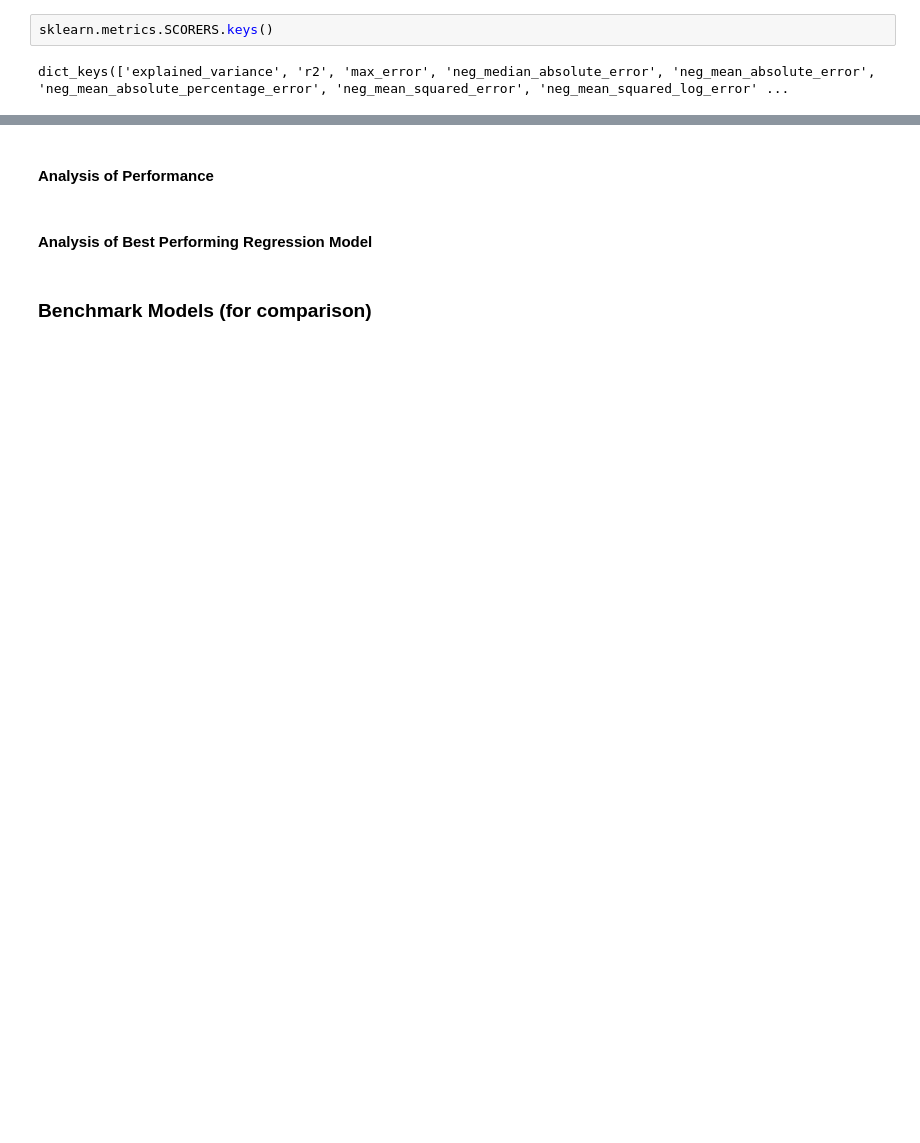
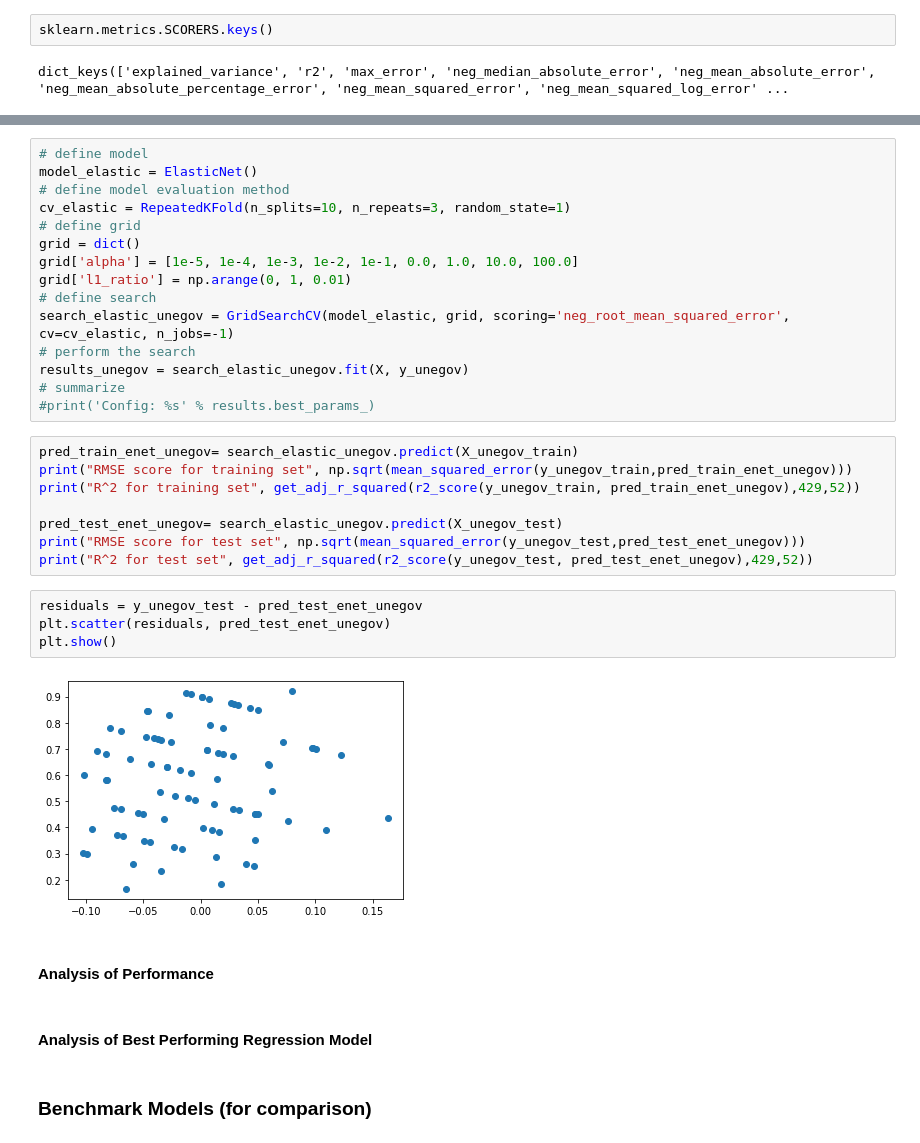
Before and after one commit to kr1k-boop/Analysis-of-Influence-of-Internet-on-National-Development, a Jupyter notebook: Models_DAProj.ipynb, the cells around one changed output, grey strips where cells are left out. Saved outputs shown, nothing was run; the diff lists cells and outputs as text; blank space fills up the shorter version.

```diff
--- a/Models_DAProj.ipynb
+++ b/Models_DAProj.ipynb
@@ -589,3 +857,32 @@ print("R^2 for test set", r2_score(y_test, pred_test_enet))
+# %%
+# define model
+model_elastic = ElasticNet()
+# define model evaluation method
+cv_elastic = RepeatedKFold(n_splits=10, n_repeats=3, random_state=1)
+# define grid
+grid = dict()
+grid['alpha'] = [1e-5, 1e-4, 1e-3, 1e-2, 1e-1, 0.0, 1.0, 10.0, 100.0]
+grid['l1_ratio'] = np.arange(0, 1, 0.01)
+# define search
+search_elastic_unegov = GridSearchCV(model_elastic, grid, scoring='neg_root_mean_squared_error', cv=cv_elastic, n_jobs=-1)
+# perform the search
+results_unegov = search_elastic_unegov.fit(X, y_unegov)
+# summarize
+#print('Config: %s' % results.best_params_)
+# %%
+pred_train_enet_unegov= search_elastic_unegov.predict(X_unegov_train)
+print("RMSE score for training set", np.sqrt(mean_squared_error(y_unegov_train,pred_train_enet_unegov)))
+print("R^2 for training set", get_adj_r_squared(r2_score(y_unegov_train, pred_train_enet_unegov),429,52))
+
+pred_test_enet_unegov= search_elastic_unegov.predict(X_unegov_test)
+print("RMSE score for test set", np.sqrt(mean_squared_error(y_unegov_test,pred_test_enet_unegov)))
+print("R^2 for test set", get_adj_r_squared(r2_score(y_unegov_test, pred_test_enet_unegov),429,52))
+# %%
+residuals = y_unegov_test - pred_test_enet_unegov
+plt.scatter(residuals, pred_test_enet_unegov)
+plt.show()
+# %% [output]
+[figure, added]
 # %% [markdown]
 #### Analysis of Performance
 # %% [markdown]
```
Also changed, not shown: parts of 79 cells of this notebook.
